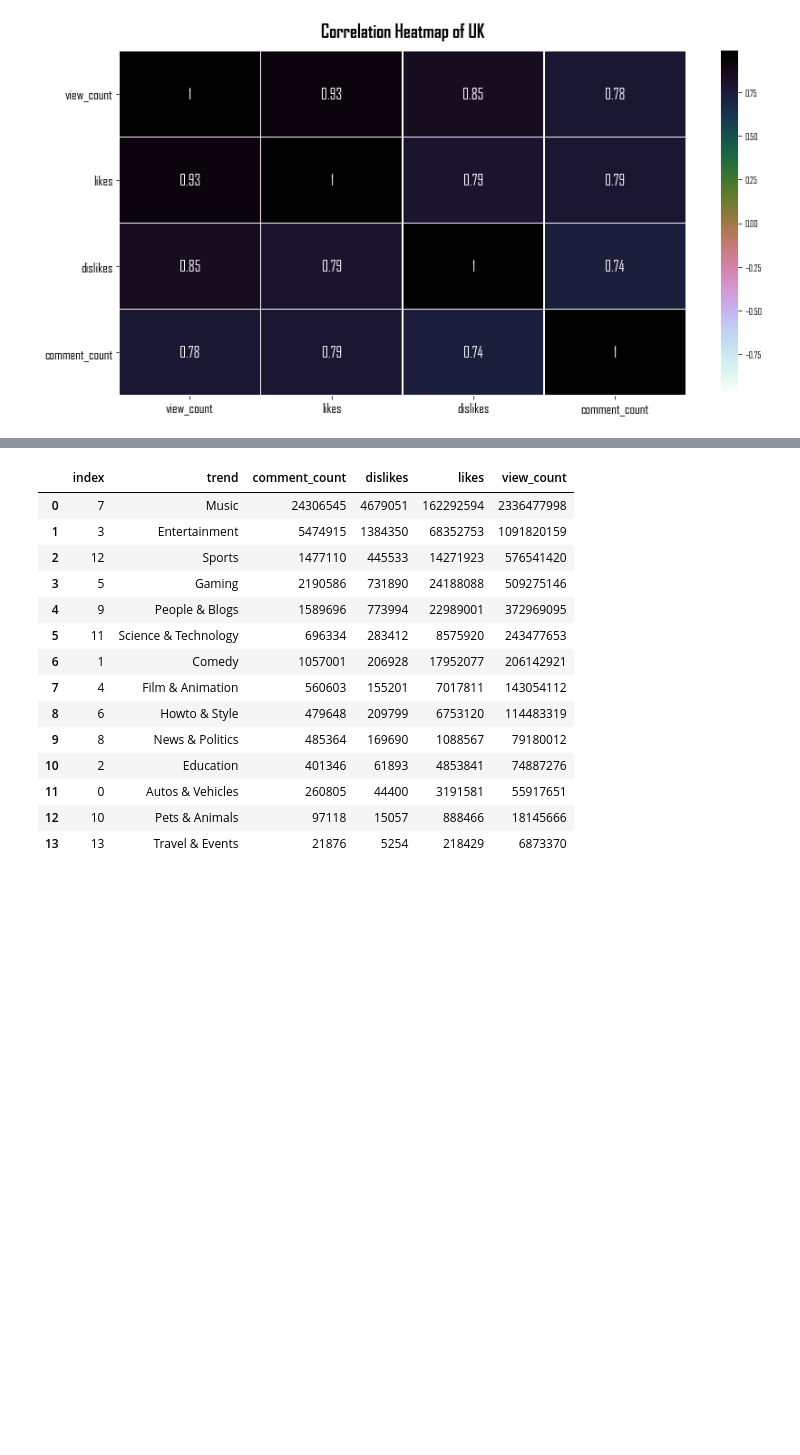
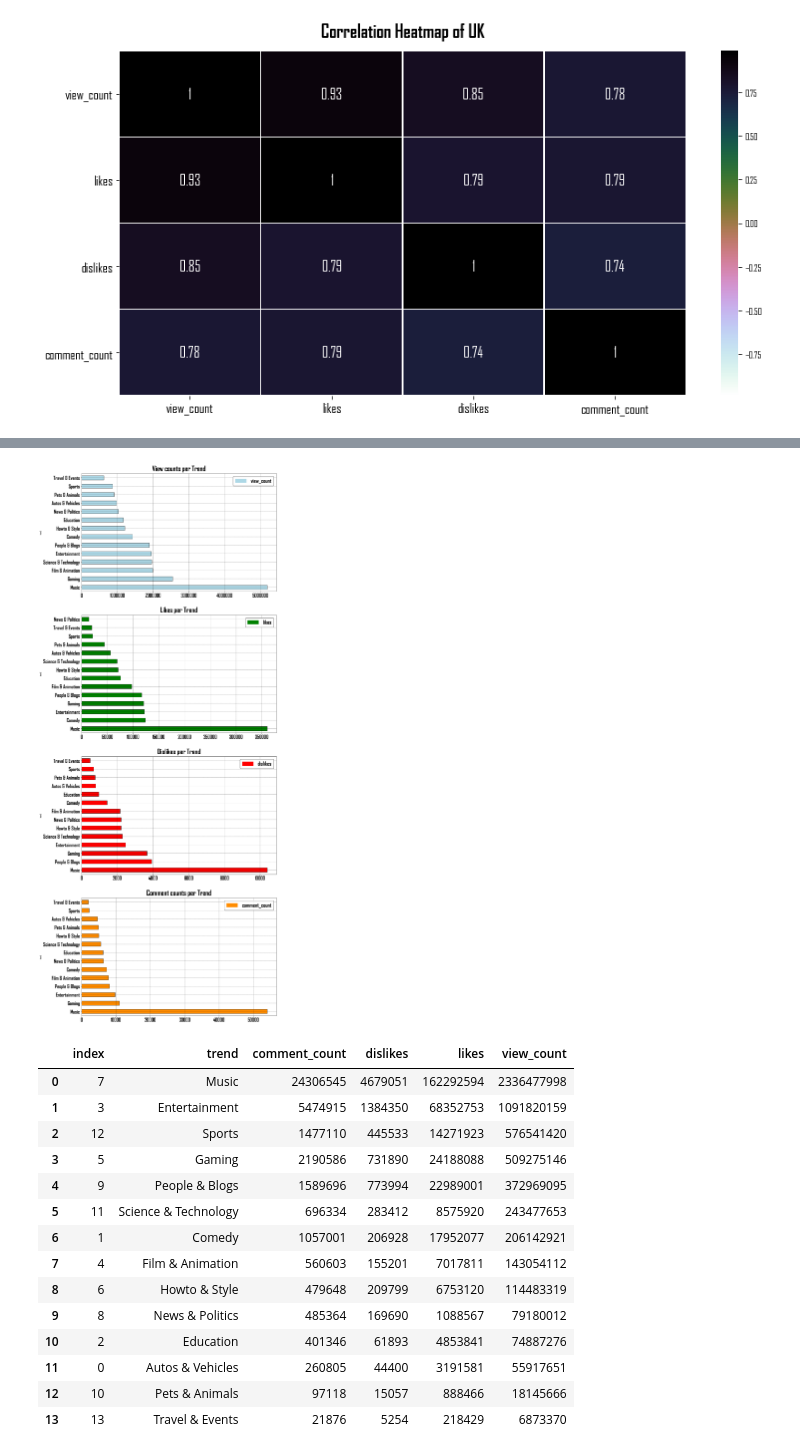
Before and after one commit to gorkemguneser/Youtube-Trending-Videos-Statistical-Analysis, a Jupyter notebook: code/gorkem.ipynb, the cells around one changed output, grey strips where cells are left out. Drawn from its saved outputs; the diff is of its cells as text; code cells hidden in the pictures; blank space fills up the shorter version.

Commit message:
model created to use most recent links and plotting graphs

```diff
--- a/code/gorkem.ipynb
+++ b/code/gorkem.ipynb
@@ -92,16 +104,0 @@ gb_flat = flat_func(gb_json,col_list)[["items_id","items_snippet_title"]]
-# %%
-# Adding trends next to categoryId's, could be useful for further analysis
-'''
-categoryId 29 is missing in JSON file so I am going to remove rows with categoryId 29 in order to run
-below code. There are only 3 rows available with categoryId 29, so shouldn't be a problem at all.
-'''
-drop_idx = data_gb[data_gb.categoryId == 29].index
-data_gb = data_gb.drop(drop_idx)
-
-trend = []
-for i in data_gb["categoryId"]:
-    for j in range(0,len(gb_flat)):
-        if i == int(gb_flat["items_id"][j]):
-            trend.append(gb_flat["items_snippet_title"][j])
-
-data_gb.insert(6,"trend",trend)
@@ -304,3 +314,49 @@ ax[3].grid(True,color="k",ls=":")
+# %%
+'''
+Defining a function to draw subtplots for each country
+'''
+
+plot_columns = ["view_count","likes","dislikes","comment_count"]
+plot_colors = ["lightblue","green","red","darkorange"]
+plot_titles = ["View counts per Trend","Likes per Trend",
+               "Dislikes per Trend","Comment counts per Trend"]
+
+def plot_drawer(df_revised_for_plot,plot_cols,plot_titles):
+    plt.rc('font', weight='bold')
+    plt.rc('xtick', labelsize=20)
+    plt.rc('ytick', labelsize=20)
+    plt.rcParams["figure.figsize"] = (14,40)
+
+    fig1, ax = plt.subplots(4,1)
+
+
+    for subplot_index in range(0,4):
+
+        df_revised_for_plot[[plot_columns[subplot_index]]].sort_values(
+        by=plot_columns[subplot_index],ascending=False).plot.barh(
+        ax=ax[subplot_index],stacked=True,edgecolor="k",lw=1,color=plot_colors[subplot_index])
+
+
+        ax[subplot_index].set_title(plot_titles[subplot_index],size=28,
+                                    fontweight="bold",pad=10,color="k")
+
+
+        legend_fix = mpatches.Patch(color=plot_colors[subplot_index],
+                                      label=plot_columns[subplot_index])
+        ax[subplot_index].legend(handles=[legend_fix],edgecolor="k",prop={"size":22})
+
+        ax[subplot_index].grid(True,color="k",ls=":")
+
+
+        #only for this one
+        ax[0].get_xaxis().get_major_formatter().set_scientific(False)
+
+
+# Just need to change first parameter (database) for each country and then booom
+
+plot_drawer(data_gb_numerical_categorized_pivot_table,plot_colors,plot_titles)
+# %% [output]
+[figure, added]
 # %%
 data_gb_unique_pivot_table.reset_index().sort_values(by="view_count",ascending=False).reset_index()
 # %% [output]
```
Also changed, not shown: parts of 12 cells of this notebook.
